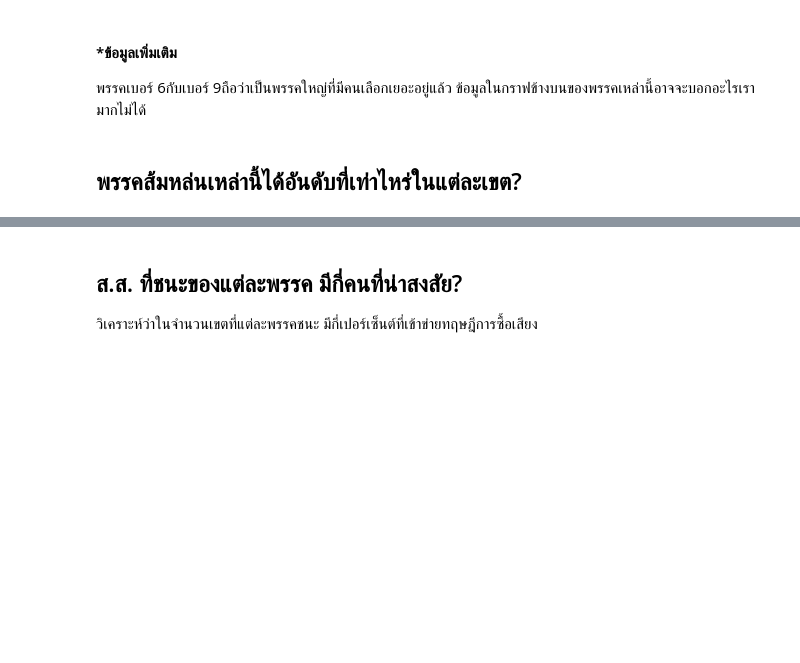
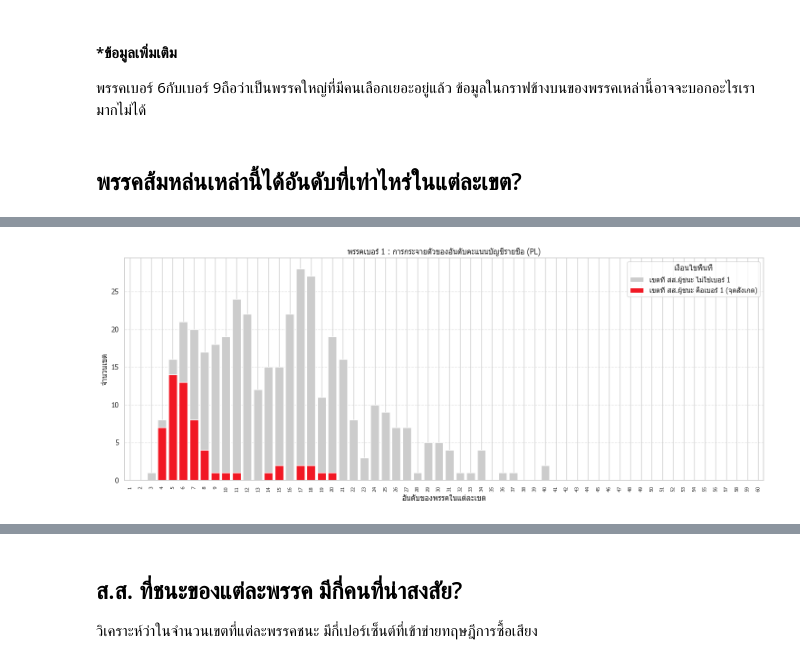
Before and after one commit to sangzn34/election_69_analyzer, a Jupyter notebook: notebooks/vote_buying_analysis.ipynb, the cells around one changed output, grey strips where cells are left out. Cells and saved outputs as stored; diff of their text form; code cells hidden in the pictures; blank space fills up the shorter version.

```diff
--- a/notebooks/vote_buying_analysis.ipynb
+++ b/notebooks/vote_buying_analysis.ipynb
@@ -283,0 +179,83 @@ PARTY-0011       0  0   0   1   1   0      2
+# %%
+# 1. กำหนดพรรคเป้าหมาย (1-5)
+target_parties = [1, 2, 3, 4, 5]
+# 2. เตรียมข้อมูล
+rank_data = []
+for row in df.itertuples():
+    area_code = row.area_code
+
+    # แปลงเลขผู้ชนะเป็น int
+    try:
+        winner_mp_num = int(row.winner_candidate_num)
+    except:
+        winner_mp_num = -1
+
+    # สร้าง path
+    pl_file = os.path.join(pl_dir, f"{area_code}.json")
+
+    if not os.path.exists(pl_file):
+        continue
+    try:
+        with open(pl_file, 'r', encoding='utf-8') as f:
+            data = json.load(f)
+
+        party_ranks = {entry['partyCode']: entry['rank'] for entry in data['entries']}
+
+        # เก็บข้อมูลพรรคเป้าหมาย
+        for p_num in target_parties:
+            p_id = f"PARTY-{str(p_num).zfill(4)}"
+
+            if p_id in party_ranks:
+                rank = party_ranks[p_id]
+
+                # เงื่อนไขต้องสงสัย
+                is_suspicious_match = (winner_mp_num == p_num)
+
+                rank_data.append({
+                    'party_num': p_num,
+                    'rank': int(rank),
+                    'is_suspicious': is_suspicious_match
+                })
+    except Exception as e:
+        print(f"Error reading {area_code}: {e}")
+# 3. แสดงผลกราฟ
+if not rank_data:
+    print("ไม่พบข้อมูลสำหรับพลอตกราฟ")
+else:
+    rank_df = pd.DataFrame(rank_data)
+    for p_num in target_parties:
+        subset = rank_df[rank_df['party_num'] == p_num]
+
+        if subset.empty:
+            continue
+
+        # Pivot Data and Reindex
+        counts = subset.groupby(['rank', 'is_suspicious']).size().unstack(fill_value=0)
+        counts = counts.reindex(columns=[False, True], fill_value=0)
+
+        # บังคับให้มีครบ 1-60 อันดับ
+        all_ranks = pd.Index(range(1, 61), name='rank')
+        counts = counts.reindex(all_ranks, fill_value=0)
+
+        plt.figure(figsize=(15, 6))
+
+        ranks = counts.index
+
+        # Plot bars
+        plt.bar(ranks, counts[False], bottom=counts[True], color='#cccccc', label=f'เขตที่ สส.ผู้ชนะ ไม่ใช่เบอร์ {p_num}', width=0.8)
+        plt.bar(ranks, counts[True], color='#f11824', label=f'เขตที่ สส.ผู้ชนะ คือเบอร์ {p_num} (จุดสังเกต)', width=0.8)
+
+        plt.title(f"พรรคเบอร์ {p_num} : การกระจายตัวของอันดับคะแนนบัญชีรายชื่อ (PL)")
+        plt.xlabel("อันดับของพรรคในแต่ละเขต")
+        plt.ylabel("จำนวนเขต")
+
+        # ใช้ range แทน numpy
+        plt.xticks(list(range(1, 61)), rotation=90, fontsize=8)
+        plt.xlim(0.5, 60.5)
+
+        plt.legend(title="เงื่อนไขพื้นที่", loc='upper right')
+        plt.grid(axis='y', linestyle='--', alpha=0.5)
+        plt.tight_layout()
+        plt.show()
+# %% [output]
+[figure, added]
```
Also changed, not shown: parts of 4 cells of this notebook.
